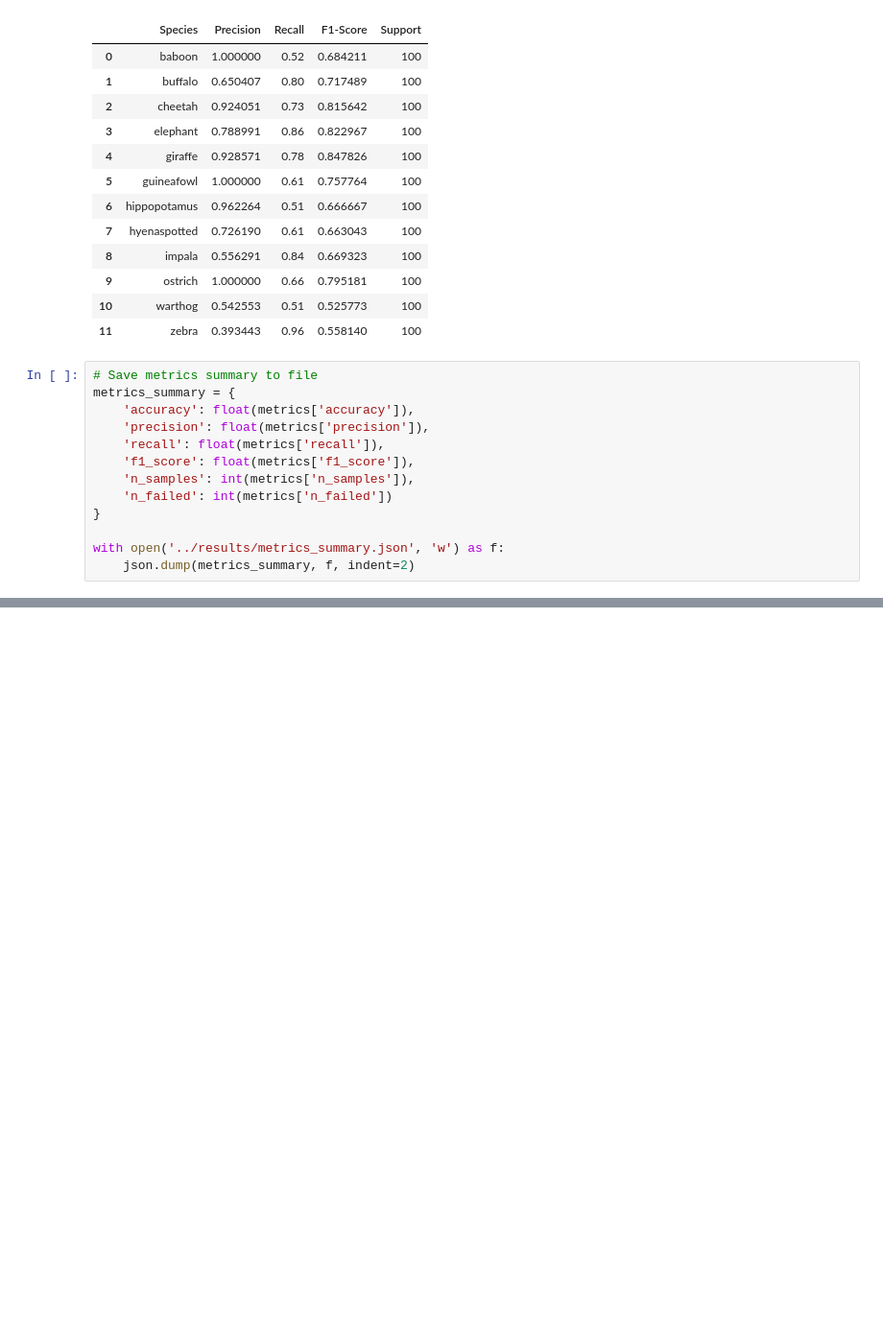
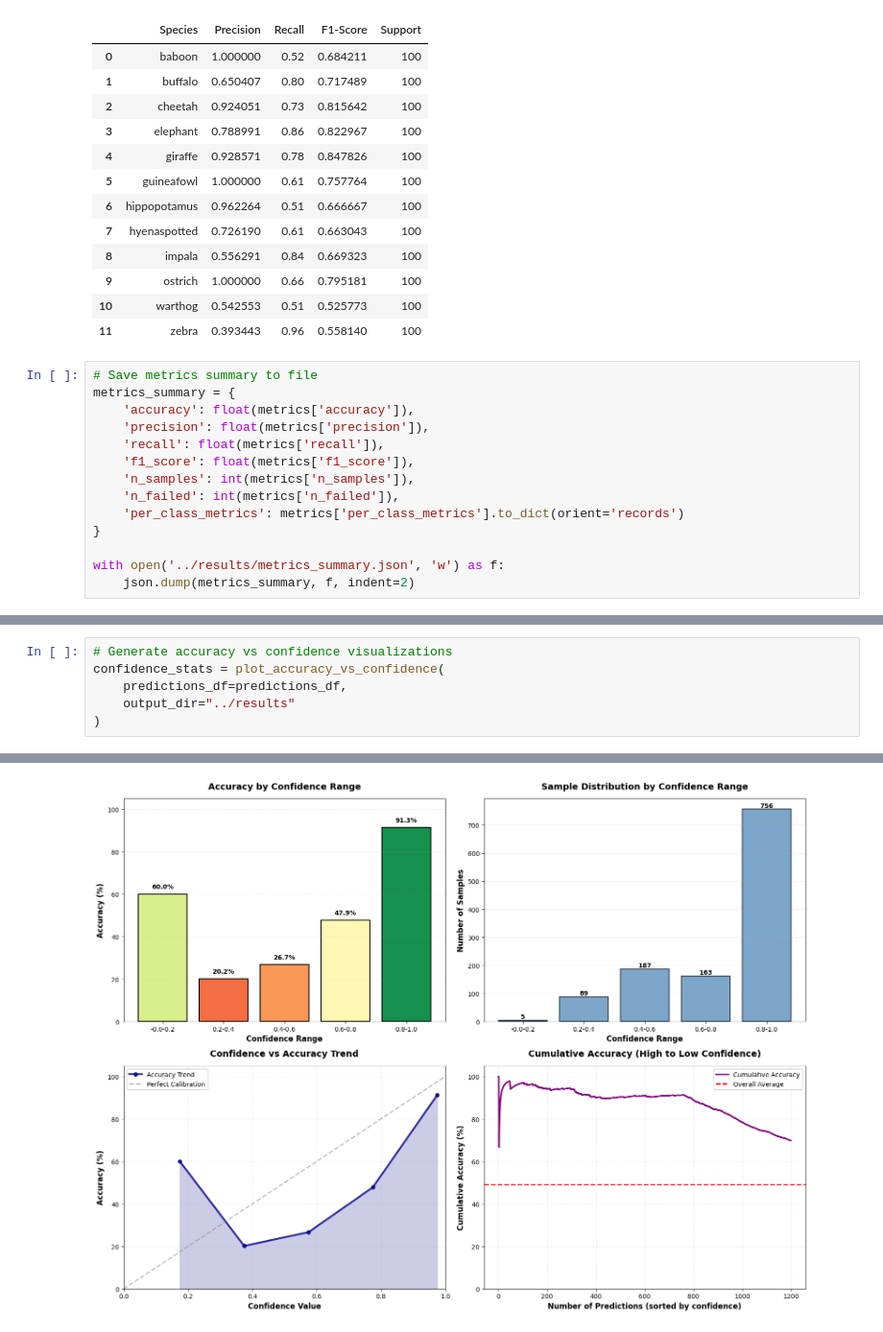
Before and after one commit to LuizAlencar17/WildMatch, a Jupyter notebook: code/metrics.ipynb, the cells around one changed output, grey strips where cells are left out. Shown at 96% size. Saved outputs shown, nothing was run; the diff lists cells and outputs as text; blank space fills up the shorter version.

```diff
--- a/code/metrics.ipynb
+++ b/code/metrics.ipynb
@@ -190,7 +190,8 @@ metrics_summary = {
     'recall': float(metrics['recall']),
     'f1_score': float(metrics['f1_score']),
     'n_samples': int(metrics['n_samples']),
-    'n_failed': int(metrics['n_failed'])
+    'n_failed': int(metrics['n_failed']),
+    'per_class_metrics': metrics['per_class_metrics'].to_dict(orient='records')
 }
 
 with open('../results/metrics_summary.json', 'w') as f:
@@ -197,0 +393,7 @@ with open('../results/metrics_summary.json', 'w') as f:
+# %%
+# Generate accuracy vs confidence visualizations
+confidence_stats = plot_accuracy_vs_confidence(
+    predictions_df=predictions_df,
+    output_dir="../results"
+)
+# %% [output]
@@ -197,0 +414 @@ with open('../results/metrics_summary.json', 'w') as f:
+[figure, added]
```
Also changed, not shown: parts of 4 cells of this notebook, 3 other files.
